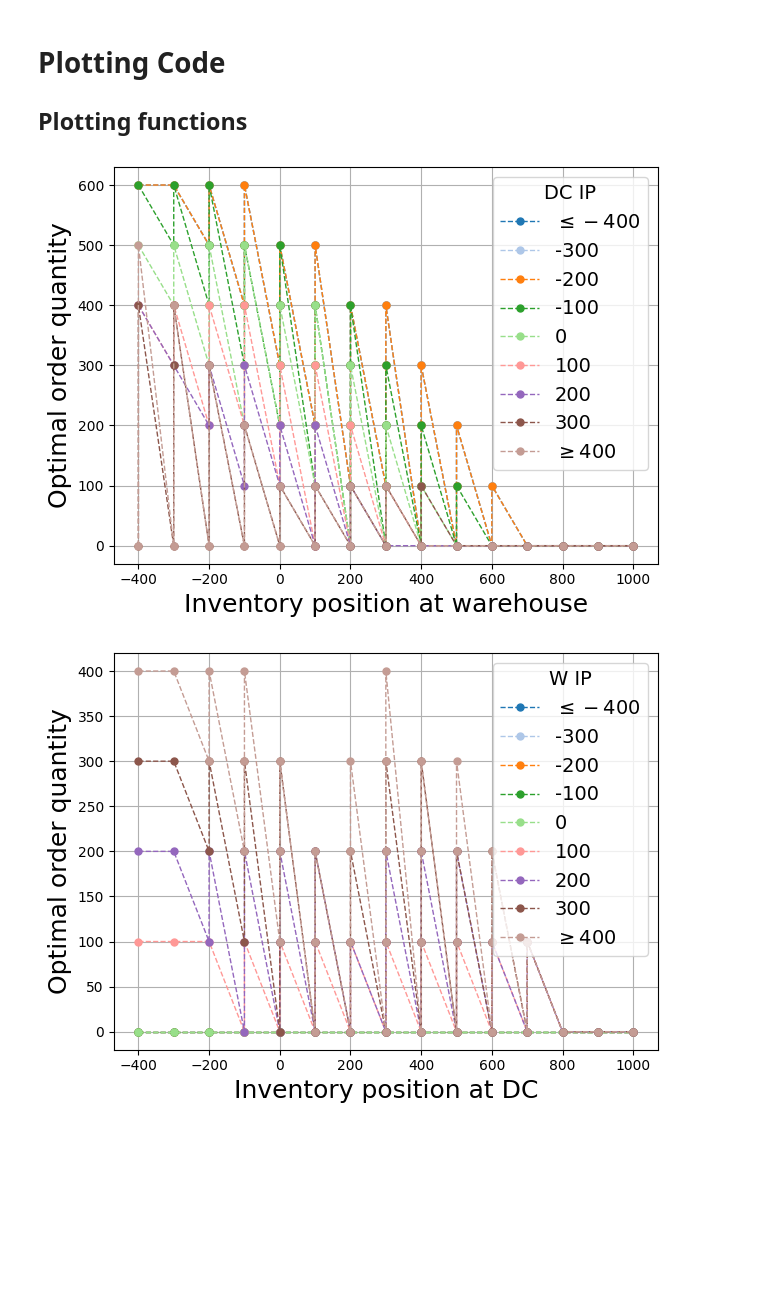
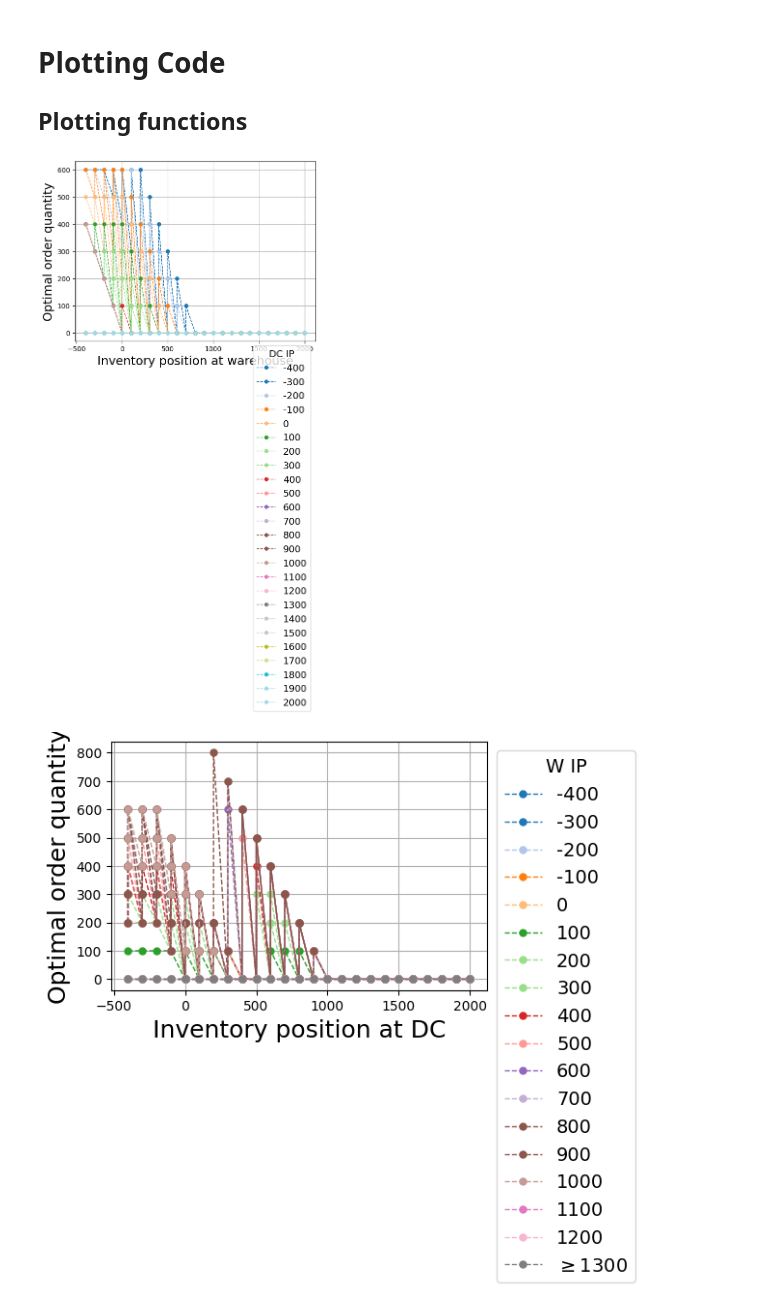
Before and after one commit to turtlesoul25/STOR-i_IM_PhDResearchProposal, a Jupyter notebook: Solve2echLeadMDPs.ipynb, the cells around one changed output. Cells and saved outputs as stored; diff of their text form; code cells hidden in the pictures; blank space fills up the shorter version.

Commit message:
fixed bugs in 2-ech model with lead times, some more bug fixing left for costs

```diff
--- a/Solve2echLeadMDPs.ipynb
+++ b/Solve2echLeadMDPs.ipynb
@@ -11,7 +12,7 @@ from typing import Tuple, List
 ## Centralised problem
 # %%
 # Problem parameters
-capacity = (-400, 400)
+capacity = (-400, 800)
 increment = 100
 lead_times = [1, 1]
 n_ech = 2
@@ -25,17 +26,9 @@ gamma = 0.999
 S, state_idx = create_state_space(capacity, increment, n_ech, max_demand, lead_times)
 A, action_idx = create_action_space(capacity, increment, n_ech, max_demand)
 P = create_P(S, A, state_idx, action_idx, demand_dist, capacity, n_ech, lead_times)
-R = create_R(S, A, state_idx, action_idx, demand_dist, hold_costs, backlog_costs, n_ech, lead_times)
-bellman_eq_cL = cL_value_update_func(state_idx, action_idx, capacity, demand_dist)
-V_init = dict([(s, 0) for s in S])
-# %%
-
-# # Code to check transition probabilities
-for s in S:
-    s_idx = state_idx[s]
-    for a in A:
-        a_idx = action_idx[a]
-        if sum(P[s_idx, a_idx, state_idx[s_next]] for s_next in S) != 1:
-            print(s, a)
-            print([(s_next, P[s_idx, a_idx, state_idx[s_next]]) for s_next in S if P[s_idx, a_idx, state_idx[s_next]] > 0])
+# %%
+R = create_R(S, A, state_idx, action_idx, P, demand_dist, hold_costs, backlog_costs, capacity, n_ech, lead_times)
+# %%
+bellman_eq_cL = cL_value_update_func(S, A, state_idx, action_idx, P, capacity, demand_dist, n_ech, lead_times)
+V_init = dict([(s, 0) for s in S])
 # %%
@@ -163,7 +227,10 @@ def generate_policy_plot(optimal_dict: Dict, bounds: tuple,
 # %%
-make_policy_plot_dict(cL_optimal_policy, lead_times, 2)[0]
-generate_policy_plot(cL_optimal_policy, (-400, 400), lead_times, n_ech=2, colour_by="DC")
-generate_policy_plot(cL_optimal_policy, (-400, 400), lead_times, n_ech=2, colour_by="W")
+# make_policy_plot_dict(cL_optimal_policy, lead_times, 2)[0]
+generate_policy_plot(cL_optimal_policy, (-1000, 2100), lead_times, n_ech=2, colour_by="DC",  bbox_to_anchor=(1, 0))
+generate_policy_plot(cL_optimal_policy, (-1000, 1300), lead_times, n_ech=2, colour_by="W", bbox_to_anchor=(1, 1))
+
+generate_echelon_policy_plot(cL_optimal_policy, (-500, 1300), lead_times, n_ech=2, colour_by="DC",  bbox_to_anchor=(1, 1))
+generate_echelon_policy_plot(cL_optimal_policy, (-800, 2500), lead_times, n_ech=2, colour_by="W", bbox_to_anchor=(1, 1))
 # %% [output]
-[figure, old version]
+[figure, new version]
-[figure, old version]
+[figure, new version]
```
Also changed, not shown: parts of 13 cells of this notebook, 7 other files.
